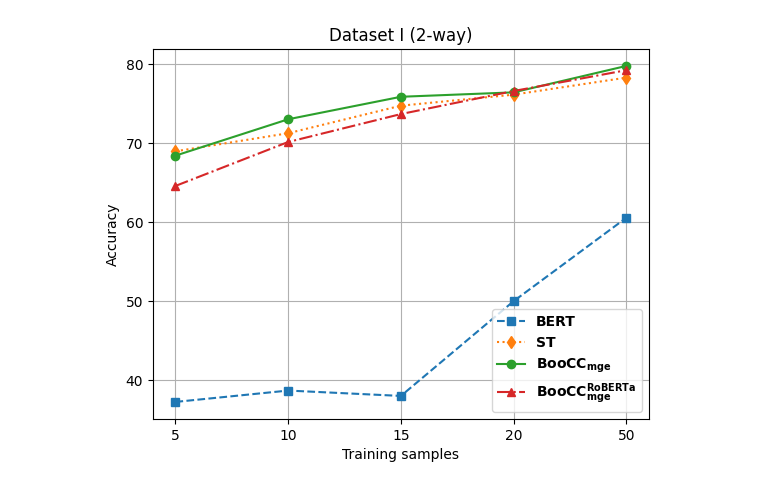
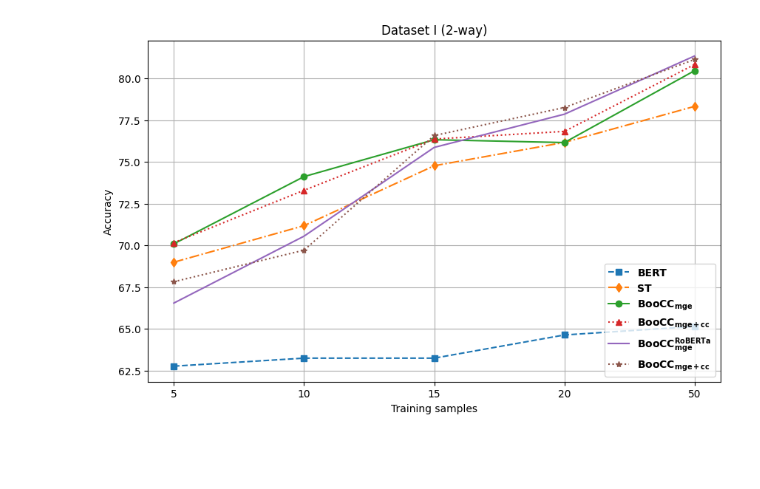
Before and after one commit to AppleMax1992/CommitFit, a Jupyter notebook: notebooks/Figures/Acc_2_plot_fewshot.ipynb, the cells around one changed output. Saved outputs shown, nothing was run; the diff lists cells and outputs as text; code cells hidden in the pictures; blank space fills up the shorter version.

Commit message:
figure notebook

```diff
--- a/notebooks/Figures/Acc_2_plot_fewshot.ipynb
+++ b/notebooks/Figures/Acc_2_plot_fewshot.ipynb
@@ -7,32 +7,37 @@ x_values = [0, 1, 2, 3, 4]  # Number of intervals
 x_ticks = [5, 10, 15, 20, 50]  # X-axis tick values
 
 # The sets of y-values are collected from E-2 folders
-y1 = [37.23, 38.67, 37.99, 50.00, 60.57]   # Accuracy values for bert
-y2 = [68.99, 71.28, 74.77, 76.17, 78.33]  # Accuracy values for ST
-y3 = [68.44, 73.05, 75.90, 76.46, 79.81]   # Accuracy values for curve 3
-y4 = [64.60, 70.17, 73.71, 76.63, 79.27] # Accuracy values for curve 4
+y1 = [62.76, 63.24, 63.24, 64.63, 65.14]   # Accuracy values for bert
+y2 = [68.99, 71.18, 74.77, 76.17, 78.33]  # Accuracy values for ST
+y3 = [70.09, 74.12, 76.33, 76.16, 80.47]   # Accuracy values for BooCC_{mge}
+y4 = [70.16, 73.30, 76.37, 76.83, 80.84] # Accuracy values for BooCC_{mge+cc}
+y5 = [66.54, 70.55, 75.87, 77.86, 81.35] # Accuracy values for BooCC_{mge}^{RoBERTa}
+y6 = [67.82, 69.71, 76.58, 78.26, 81.14] # Accuracy values for BooCC_{mge+cc}^{RoBERTa}
 # %%
+# Adjust figure size
+plt.figure(figsize=(10, 6))  # Set a larger figure size (width: 10 inches, height: 6 inches)
 # Plotting the curves with different line styles and markers
 plt.plot(x_values, y1, linestyle='--', marker='s', label='BERT')
-plt.plot(x_values, y2, linestyle=':', marker='d', label='ST')
+plt.plot(x_values, y2, linestyle='-.', marker='d', label='ST')
 plt.plot(x_values, y3, linestyle='-', marker='o', label='$\mathbf{BooCC_{mge}}$')
 
-plt.plot(x_values, y4, linestyle='-.', marker='^', label='$\mathbf{BooCC_{mge}^{RoBERTa}}$')
-
+plt.plot(x_values, y4, linestyle=':', marker='^', label='$\mathbf{BooCC_{mge+cc}}$')
+plt.plot(x_values, y5, linestyle='-', marker='', label='$\mathbf{BooCC_{mge}^{RoBERTa}}$')
+plt.plot(x_values, y6, linestyle=':', marker='*', label='$\mathbf{BooCC_{mge+cc}}$')
 
 font = FontProperties()
 font.set_weight('bold')
 # font.set_size(12)
 
 plt.xlabel('Training samples')
 plt.ylabel('Accuracy')
 plt.title('Dataset I (2-way)')
 plt.grid(True)
 plt.legend(loc="lower right",prop=font)
 
 # Set custom x-axis ticks and tick labels
 plt.xticks(x_values, x_ticks)
 # plt.yticks(np.arange(65, 85, 0.5))
 plt.show()
 # %% [output]
-[figure, old version]
+[figure, new version]
```
Also changed, not shown: 3 other files.
